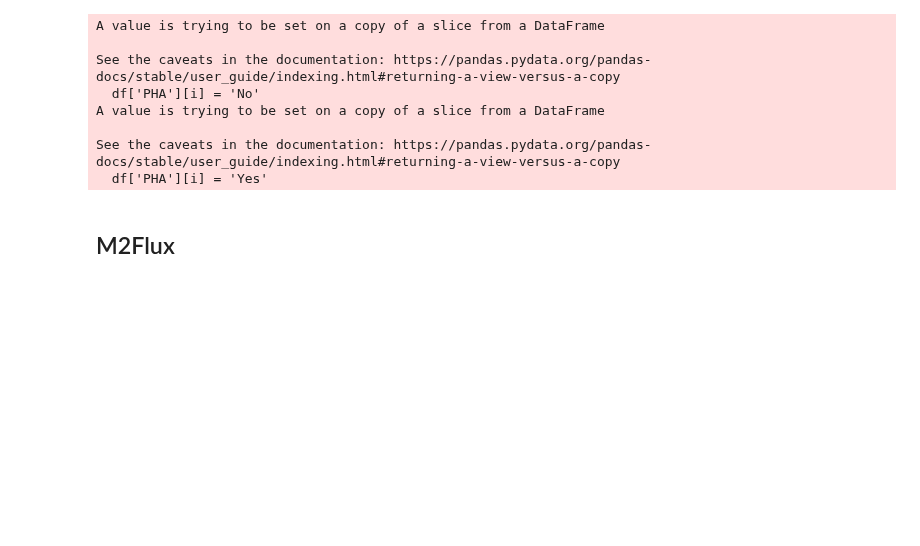
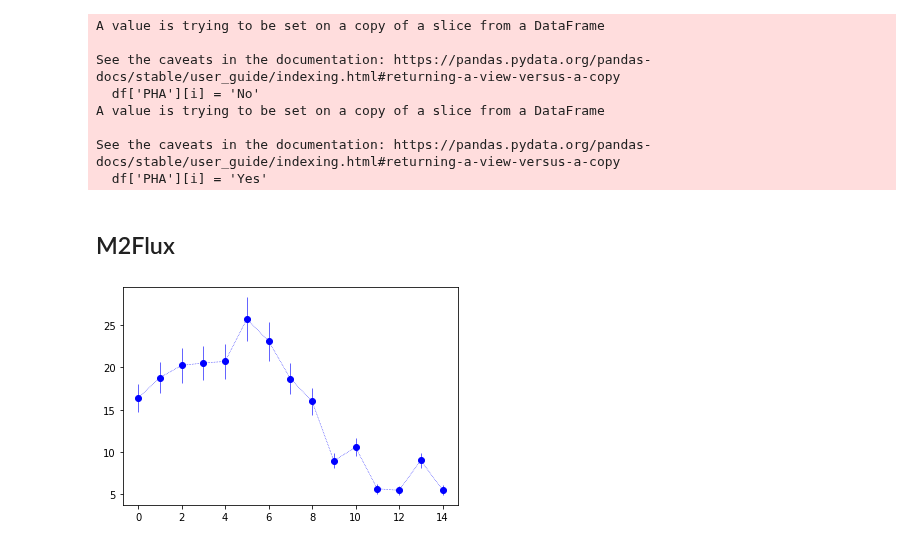
Before and after one commit to AstroHHQ/learngit, a Jupyter notebook: WisePHA2010/Hv2Flux.ipynb, the cells around one changed output. Saved outputs shown, nothing was run; the diff lists cells and outputs as text; code cells hidden in the pictures; blank space fills up the shorter version.

```diff
--- a/WisePHA2010/Hv2Flux.ipynb
+++ b/WisePHA2010/Hv2Flux.ipynb
@@ -83,43 +83,61 @@ Fc = [Fc0,Fc1,Fc2,Fc3,Fc4,Fc5,Fc6,Fc7,Fc8]
 Fc = np.array(Fc)
 
 #-------read file----------------------------
-road = './wisedata/'
-name = 'ev5'
+name = namelist[0]
 Bv = 4
 Const = np.array([-1,Fv0[1]/Fc[Bv][1],Fv0[2]/Fc[Bv][2],Fv0[3]/Fc[Bv][3],Fv0[4]/Fc[Bv][4]])
-dat_wise_name = name + '_wise.txt'
-dat = np.loadtxt(road + dat_wise_name)
+df = pd.read_table(f'{name}.txt')
 #data of W1,W2,W3,W4
-dat_w1 = dat[:,0:2]
-dat_w2 = dat[:,2:4]
-dat_w3 = dat[:,4:6]
-dat_w4 = dat[:,6:8]
+dat_w1 = np.array(df['w1mpro'])
+#dat_w1= np.hstack([dat_w1,dat_w1*0.1])
+dat_w2 = np.array(df['w2mpro'])
+#dat_w2= np.hstack([dat_w2,dat_w2*0.1])
+dat_w3 = np.array(df['w3mpro'])
+#dat_w3= np.hstack([dat_w3,dat_w3*0.1])
+dat_w4 = np.array(df['w4mpro'])
+#dat_w4= np.hstack([dat_w4,dat_w4*0.1])
 #time in MJD
-mjd = dat[:,8]
-#dat W1
+mjd =  np.array(df['mjd'])
+#dat w1
+dat_fluxw1 = dat_w1
+dat_fluxw1 = Const[1]*np.power(10,-dat_w1/2.5)*1000
+#dat w2
+dat_fluxw2 = dat_w2
+dat_fluxw2 = Const[1]*np.power(10,-dat_w2/2.5)*1000
+#dat w3
+dat_fluxw3 = dat_w3
+dat_fluxw3 = Const[1]*np.power(10,-dat_w3/2.5)*1000
+#dat w4
+dat_fluxw4 = dat_w4
+dat_fluxw4 = Const[1]*np.power(10,-dat_w4/2.5)*1000
+
+'''#dat W1
 dat_flux1 = dat_w1
 dat_flux1[:,0] = Const[1]*np.power(10,-dat_w1[:,0]/2.5)*1000
 d_dx_dat1  = -1/2.5*Const[1]*np.power(10,-dat_w1[:,0]/2.5)*np.log(10)
 dat_flux1[:,1] = d_dx_dat1*dat_flux1[:,1]*1000
 #dat W2
 dat_flux2 = dat_w1
 dat_flux2[:,0] = Const[2]*np.power(10,-dat_w2[:,0]/2.5)*1000
 d_dx_dat2  = -1/2.5*Const[2]*np.power(10,-dat_w2[:,0]/2.5)*np.log(10)
 dat_flux2[:,1] = d_dx_dat2*dat_flux2[:,1]*1000
 #dat W3
 dat_flux3 = dat_w1
 dat_flux3[:,0] = Const[3]*np.power(10,-dat_w3[:,0]/2.5)*1000
 d_dx_dat3  = -1/2.5*Const[3]*np.power(10,-dat_w3[:,0]/2.5)*np.log(10)
 dat_flux3[:,1] = d_dx_dat3*dat_flux3[:,1]*1000
 #dat W4
 dat_flux4 = dat_w1
 dat_flux4[:,0] = Const[4]*np.power(10,-dat_w4[:,0]/2.5)*1000
 d_dx_dat4  = -1/2.5*Const[4]*np.power(10,-dat_w4[:,0]/2.5)*np.log(10)
 dat_flux4[:,1] = d_dx_dat4*dat_flux4[:,1]*1000
-np.savetxt(road + name + '_w3_flux.txt',dat_flux3)
+'''
+np.savetxt(name + '_w3_flux.txt',dat_fluxw3)
 
-x = range(len(dat_flux4[:,0]))
-y = dat_flux4[:,0]
+x = range(len(dat_fluxw3))
+y = dat_fluxw3
 plt.plot(x,y,'r.',linewidth=1.2)
 plt.errorbar(x,y,fmt="bo:",yerr=y*0.1,linewidth=0.6)
 plt.show()
+# %% [output]
+[figure, added]
```
Also changed, not shown: 4 other files.
